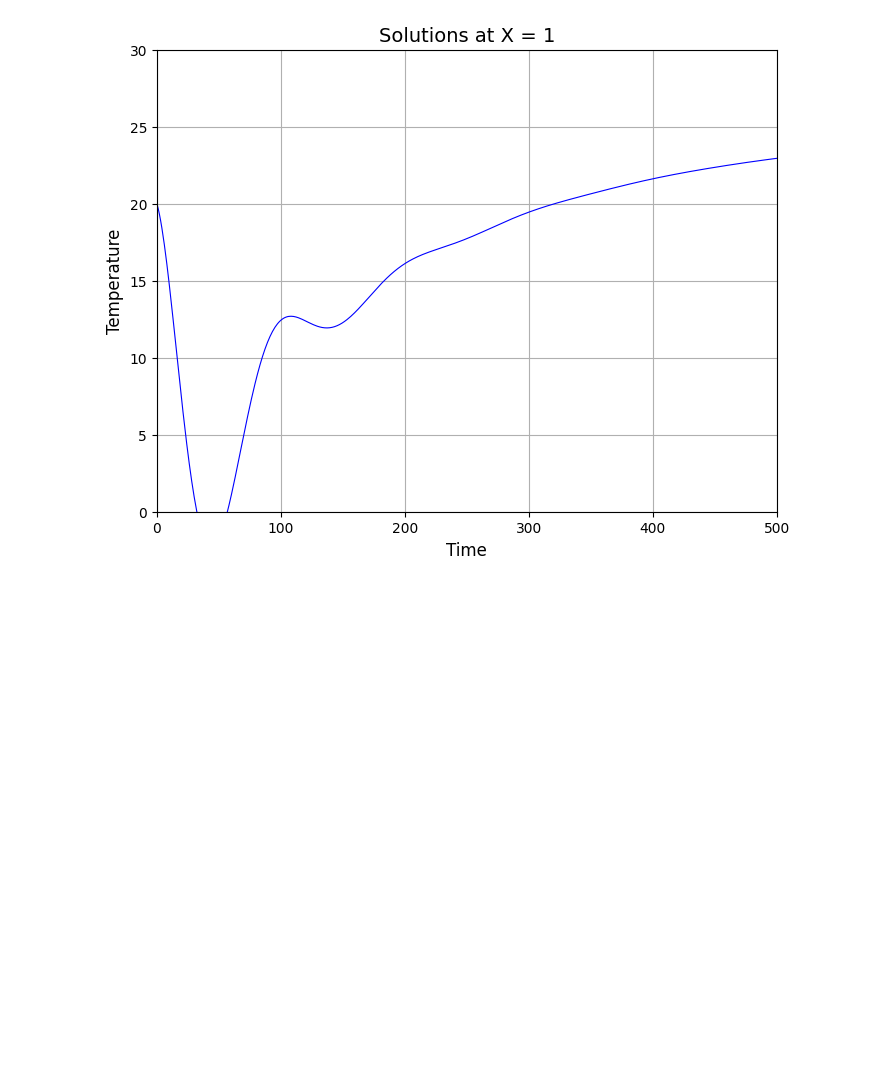
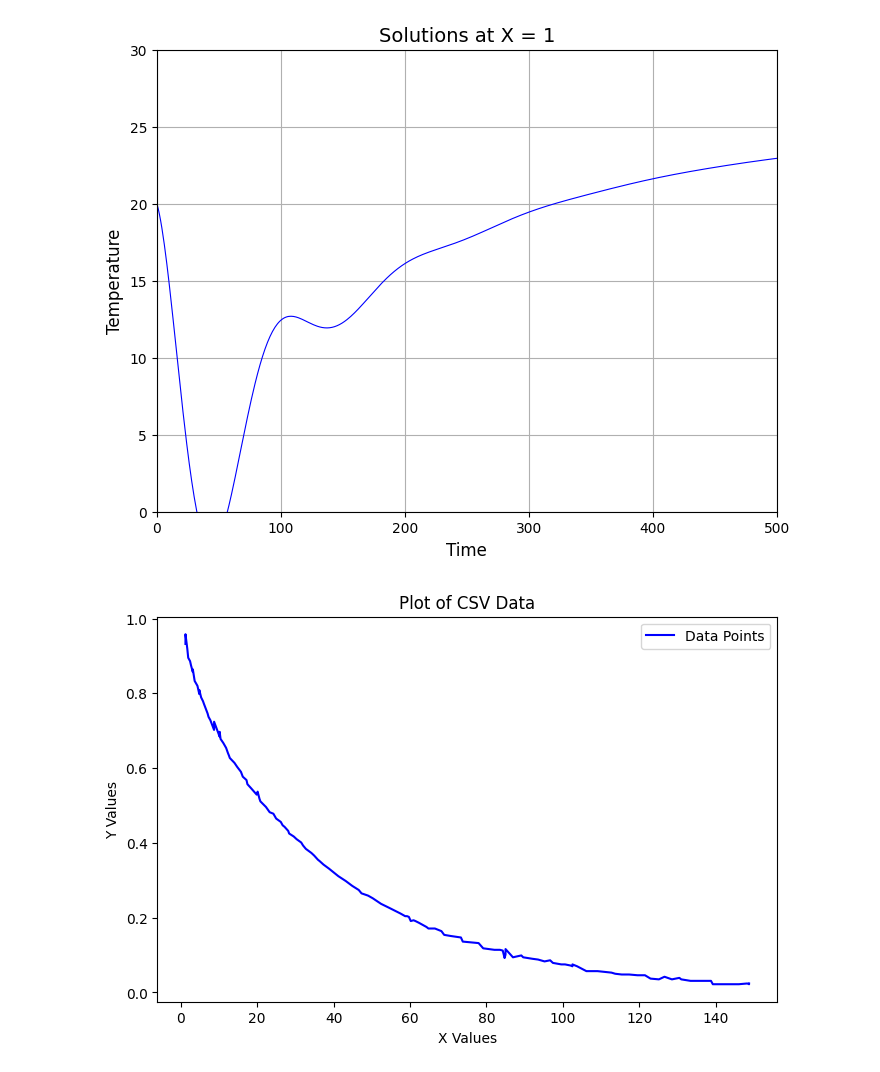
Before and after one commit to lemontang3/Python_Physics, a Jupyter notebook: graphs.ipynb, the cells around one changed output. Drawn from its saved outputs; the diff is of its cells as text; code cells hidden in the pictures; blank space fills up the shorter version.

```diff
--- a/graphs.ipynb
+++ b/graphs.ipynb
@@ -50,3 +50,32 @@ plt.grid(True)
 plt.show()
 # %% [output]
 [figure]
+# %%
+import pandas as pd
+
+# Load the CSV file
+df = pd.read_csv("data.csv")
+
+# Display first few rows
+df = df.sort_values(by=df.columns[0])
+
+# Round all values to 3 decimal places
+df = df.round(3)
+x = df.iloc[:, 0]  # First column (X values)
+y = df.iloc[:, 1]  # Second column (Y values)
+
+# Plot the data
+plt.figure(figsize=(8, 5))
+plt.plot(x, y, linestyle='-', color='b', markersize=3, label="Data Points")
+
+# Labels and title
+plt.xlabel("X Values")
+plt.ylabel("Y Values")
+plt.title("Plot of CSV Data")
+plt.legend()
+plt.grid(False)
+
+# Show the plot
+plt.show()
+# %% [output]
+[figure, added]
```
Also changed, not shown: parts of 2 cells of this notebook, 3 other files.
